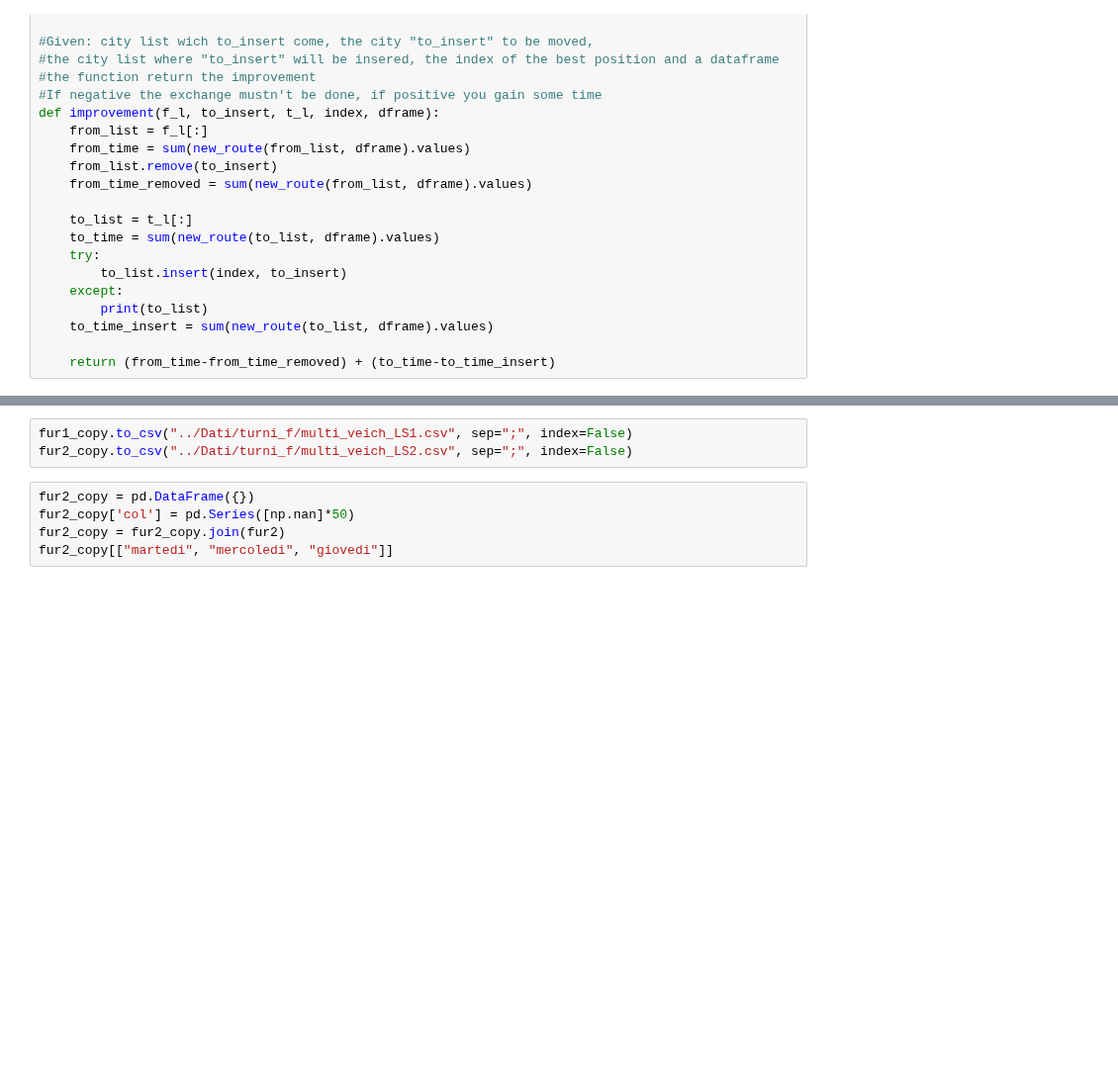
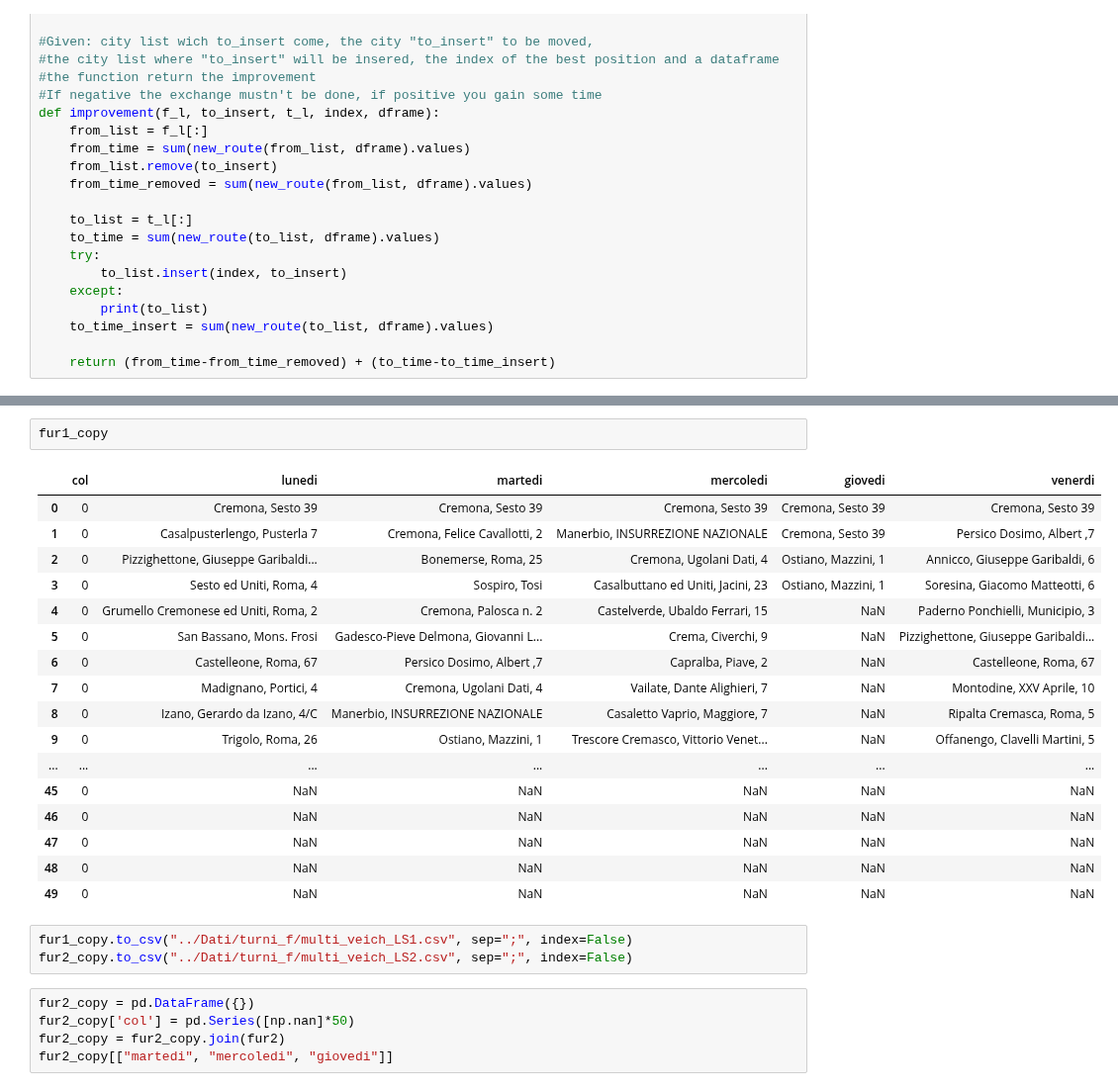
Before and after one commit to MassimoCavagna/Bachelor-Thesis, a Jupyter notebook: Algoritmi/multi-vehicle local search.ipynb, the cells around one changed output, grey strips where cells are left out. Shown at 99% size. Cells and saved outputs as stored; diff of their text form; blank space fills up the shorter version.

```diff
--- a/Algoritmi/multi-vehicle local search.ipynb
+++ b/Algoritmi/multi-vehicle local search.ipynb
@@ -285,3 +308,23 @@ giovedi###
+# %%
+fur1_copy
+# %% [output]
+|  | col | lunedi | martedi | mercoledi | giovedi | venerdi |
+| 0 | 0 | Cremona, Sesto 39 | Cremona, Sesto 39 | Cremona, Sesto 39 | Cremona, Sesto 39 | Cremona, Sesto 39 |
+| 1 | 0 | Casalpusterlengo, Pusterla 7 | Cremona, Felice Cavallotti, 2 | Manerbio, INSURREZIONE NAZIONALE | Cremona, Sesto 39 | Persico Dosimo, Albert ,7 |
+| 2 | 0 | Pizzighettone, Giuseppe Garibaldi... | Bonemerse, Roma, 25 | Cremona, Ugolani Dati, 4 | Ostiano, Mazzini, 1 | Annicco, Giuseppe Garibaldi, 6 |
+| 3 | 0 | Sesto ed Uniti, Roma, 4 | Sospiro, Tosi | Casalbuttano ed Uniti, Jacini, 23 | Ostiano, Mazzini, 1 | Soresina, Giacomo Matteotti, 6 |
+| 4 | 0 | Grumello Cremonese ed Uniti, Roma, 2 | Cremona, Palosca n. 2 | Castelverde, Ubaldo Ferrari, 15 | NaN | Paderno Ponchielli, Municipio, 3 |
+| 5 | 0 | San Bassano, Mons. Frosi | Gadesco-Pieve Delmona, Giovanni L... | Crema, Civerchi, 9 | NaN | Pizzighettone, Giuseppe Garibaldi... |
+| 6 | 0 | Castelleone, Roma, 67 | Persico Dosimo, Albert ,7 | Capralba, Piave, 2 | NaN | Castelleone, Roma, 67 |
+| 7 | 0 | Madignano, Portici, 4 | Cremona, Ugolani Dati, 4 | Vailate, Dante Alighieri, 7 | NaN | Montodine, XXV Aprile, 10 |
+| 8 | 0 | Izano, Gerardo da Izano, 4/C | Manerbio, INSURREZIONE NAZIONALE | Casaletto Vaprio, Maggiore, 7 | NaN | Ripalta Cremasca, Roma, 5 |
+| 9 | 0 | Trigolo, Roma, 26 | Ostiano, Mazzini, 1 | Trescore Cremasco, Vittorio Venet... | NaN | Offanengo, Clavelli Martini, 5 |
+| ... | ... | ... | ... | ... | ... | ... |
+| 45 | 0 | NaN | NaN | NaN | NaN | NaN |
+| 46 | 0 | NaN | NaN | NaN | NaN | NaN |
+| 47 | 0 | NaN | NaN | NaN | NaN | NaN |
+| 48 | 0 | NaN | NaN | NaN | NaN | NaN |
+| 49 | 0 | NaN | NaN | NaN | NaN | NaN |
 # %%
 fur1_copy.to_csv("../Dati/turni_f/multi_veich_LS1.csv", sep=";", index=False)
 fur2_copy.to_csv("../Dati/turni_f/multi_veich_LS2.csv", sep=";", index=False)
```
Also changed, not shown: parts of 6 cells of this notebook, 8 other files.
